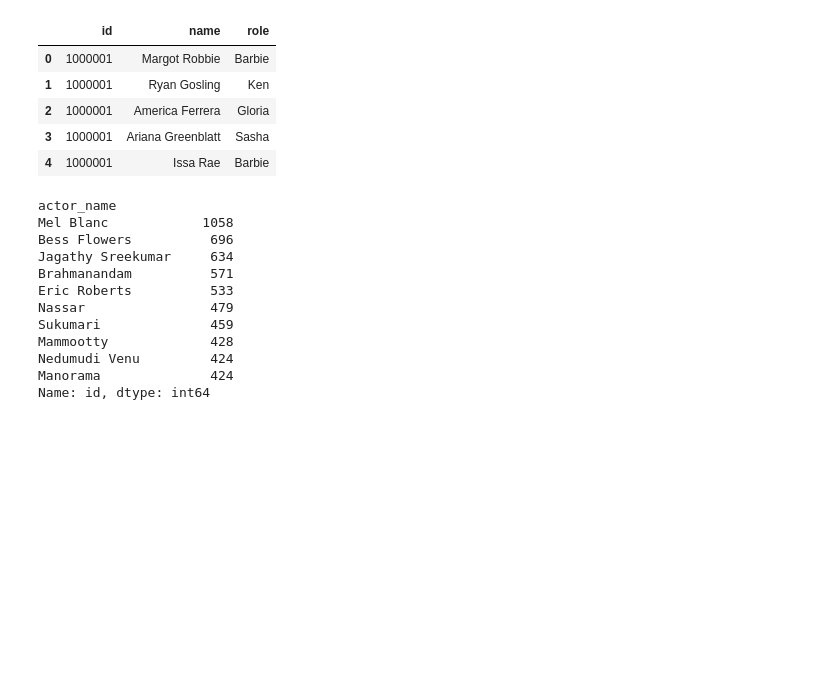
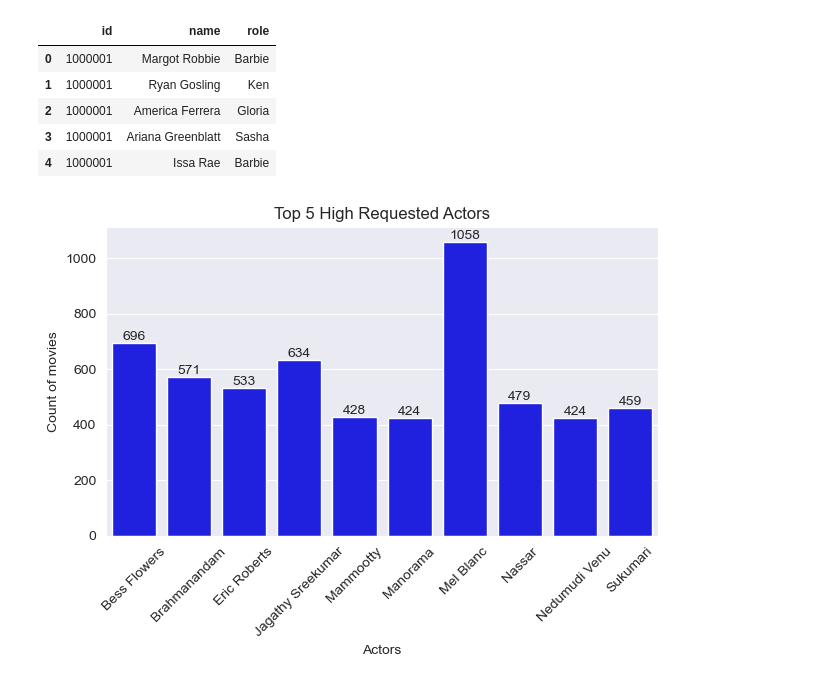
Before and after one commit to MarcoMac03/Film-analisys, a Jupyter notebook: main.ipynb, the cells around one changed output. Cells and saved outputs as stored; diff of their text form; code cells hidden in the pictures; blank space fills up the shorter version.

Commit message:
Found the top 5 actors that has a role in the high number of movies

```diff
--- a/main.ipynb
+++ b/main.ipynb
@@ -504,19 +504,19 @@ actor_movies = pd.merge(movies, actors, on='id', how='inner')
 actor_movies.rename(columns={'name_x': 'film_name', 'name_y': 'actor_name'}, inplace=True)
 actor_movies = actor_movies[(actor_movies['date'] < 2024)]
 actor_movies = actor_movies[(actor_movies['actor_name'].notna()) & (actor_movies['film_name'].notna())]
+# %%
+top_10_actor_count = actor_movies.groupby('actor_name')['id'].count().sort_values(ascending=False).head(10).index
+top_actor_movies = actor_movies[actor_movies['actor_name'].isin(top_10_actor_count)]
+top_actor_movies = top_actor_movies.groupby('actor_name').agg(movie_count=('id', 'count')).reset_index()
 # %%
-actor_count = actor_movies.groupby('actor_name')['id'].count().sort_values(ascending=False).head(10)
-print(actor_count)
+ax = sns.barplot(data=top_actor_movies, x='actor_name', y='movie_count', color='blue')
+plt.title('Top 5 High Requested Actors')
+plt.xlabel('Actors')
+plt.ylabel('Count of movies')
+plt.xticks(rotation=45)
+for container in ax.containers:
+    ax.bar_label(container, fmt='%.d')
+plt.tight_layout()
+plt.show()
 # %% [output]
-actor_name
-Mel Blanc            1058
-Bess Flowers          696
-Jagathy Sreekumar     634
-Brahmanandam          571
-Eric Roberts          533
-Nassar                479
-Sukumari              459
-Mammootty             428
-Nedumudi Venu         424
-Manorama              424
-Name: id, dtype: int64
+[figure, added]
```
